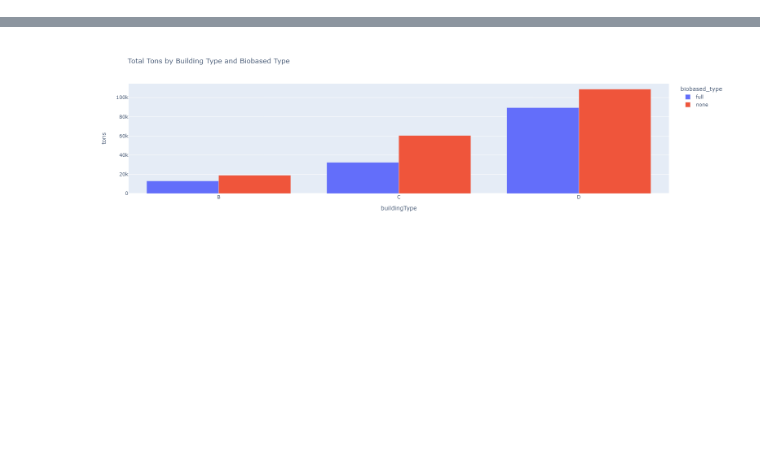
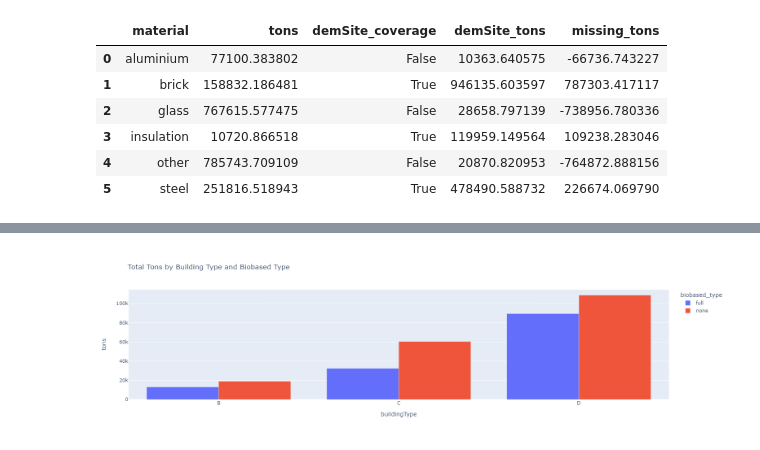
Before and after one commit to TanyaTsui/bimzec, a Jupyter notebook: model.ipynb, the cells around one changed output, grey strips where cells are left out. Cells and saved outputs as stored; diff of their text form; code cells hidden in the pictures; blank space fills up the shorter version.

```diff
--- a/model.ipynb
+++ b/model.ipynb
@@ -1431,0 +1534,34 @@ df
+# %%
+dfs = []
+materials_list = model.materials_forHubs
+consite_agents_list = model.construction_sites
+for site in consite_agents_list:
+    df = site.material_composition_df
+    df = df[df.material.isin(materials_list)]
+    df = df.groupby(by='material').sum(numeric_only=True).reset_index()
+    dfs.append(df)
+mat_needed = pd.concat(dfs).groupby('material').sum(numeric_only=True).reset_index()
+def convertMats(consite_name):
+    t = model.materialNames_conversion.copy()
+    demSite_name = t[t.name_from_conSiteData == consite_name].name_from_demSiteData.iloc[0]
+    return demSite_name
+mat_needed_fromDemSites = mat_needed.copy()
+mat_needed_fromDemSites.material = mat_needed_fromDemSites.material.map(lambda x: convertMats(x))
+mat_needed_fromDemSites = mat_needed_fromDemSites.groupby('material').sum().reset_index()
+# %%
+def demSite_coverage(row):
+    demSite_tons = demSites[demSites.material == row.material].tons.iloc[0]
+    row['demSite_coverage'] = True if demSite_tons > row.tons else False
+    row['demSite_tons'] = demSite_tons
+    row['missing_tons'] = row.demSite_tons - row.tons
+    return row
+mat_needed_fromDemSites = mat_needed_fromDemSites.apply(lambda row: demSite_coverage(row), axis=1)
+mat_needed_fromDemSites
+# %% [output]
+|  | material | tons | demSite_coverage | demSite_tons | missing_tons |
+| 0 | aluminium | 77100.383802 | False | 10363.640575 | -66736.743227 |
+| 1 | brick | 158832.186481 | True | 946135.603597 | 787303.417117 |
+| 2 | glass | 767615.577475 | False | 28658.797139 | -738956.780336 |
+| 3 | insulation | 10720.866518 | True | 119959.149564 | 109238.283046 |
+| 4 | other | 785743.709109 | False | 20870.820953 | -764872.888156 |
+| 5 | steel | 251816.518943 | True | 478490.588732 | 226674.069790 |
```
Also changed, not shown: parts of 13 cells of this notebook, 31 other files.
